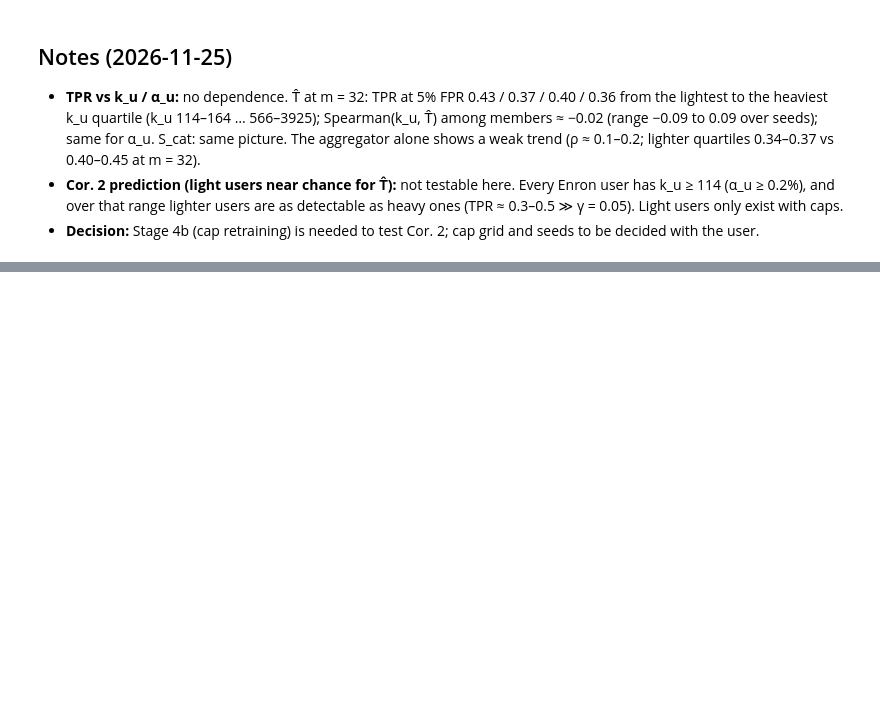
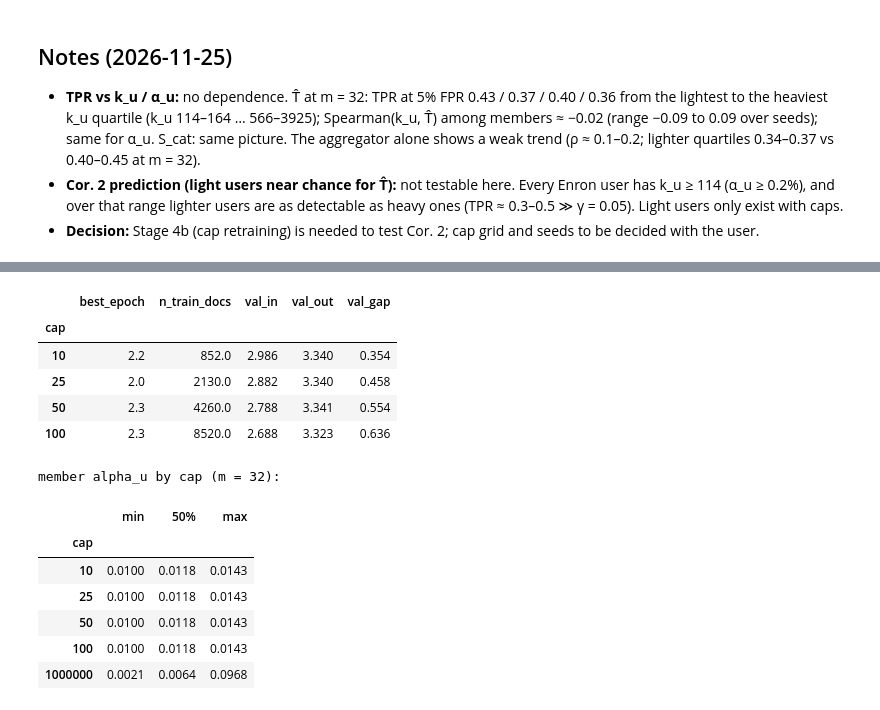
Before and after one commit to Jalalbaim/User-Inference-Attacks-on-LLMs, a Jupyter notebook: Stage4/stage4.ipynb, the cells around one changed output, grey strips where cells are left out. Saved outputs shown, nothing was run; the diff lists cells and outputs as text; code cells hidden in the pictures; blank space fills up the shorter version.

```diff
--- a/Stage4/stage4.ipynb
+++ b/Stage4/stage4.ipynb
@@ -105,0 +114,23 @@ display(A.rank_corr(det).round(3))
+# %%
+uvc = A.cap_user_values()
+uva = A.with_uncapped(uvc, uv)
+per = A.cap_metrics(uva); cs = A.cap_summary(per)
+bs = A.paired_cap_bootstrap(uva, B=1000)
+h = A.load_cap_histories(); h["val_gap"] = h.val_out - h.val_in
+display(h.groupby("cap")[["best_epoch", "n_train_docs", "val_in", "val_out", "val_gap"]].mean().round(3))
+print("member alpha_u by cap (m = 32):"); display(uva[(uva.m == 32) & (uva.b == 1)].groupby("cap").alpha_u.describe()[["min", "50%", "max"]].round(4))
+# %% [output]
+|  | best_epoch | n_train_docs | val_in | val_out | val_gap |
+| cap |  |  |  |  |  |
+| 10 | 2.2 | 852.0 | 2.986 | 3.340 | 0.354 |
+| 25 | 2.0 | 2130.0 | 2.882 | 3.340 | 0.458 |
+| 50 | 2.3 | 4260.0 | 2.788 | 3.341 | 0.554 |
+| 100 | 2.3 | 8520.0 | 2.688 | 3.323 | 0.636 |
+member alpha_u by cap (m = 32):
+|  | min | 50% | max |
+| cap |  |  |  |
+| 10 | 0.0100 | 0.0118 | 0.0143 |
+| 25 | 0.0100 | 0.0118 | 0.0143 |
+| 50 | 0.0100 | 0.0118 | 0.0143 |
+| 100 | 0.0100 | 0.0118 | 0.0143 |
+| 1000000 | 0.0021 | 0.0064 | 0.0968 |
```
Also changed, not shown: parts of 8 cells of this notebook, 10 other files.
